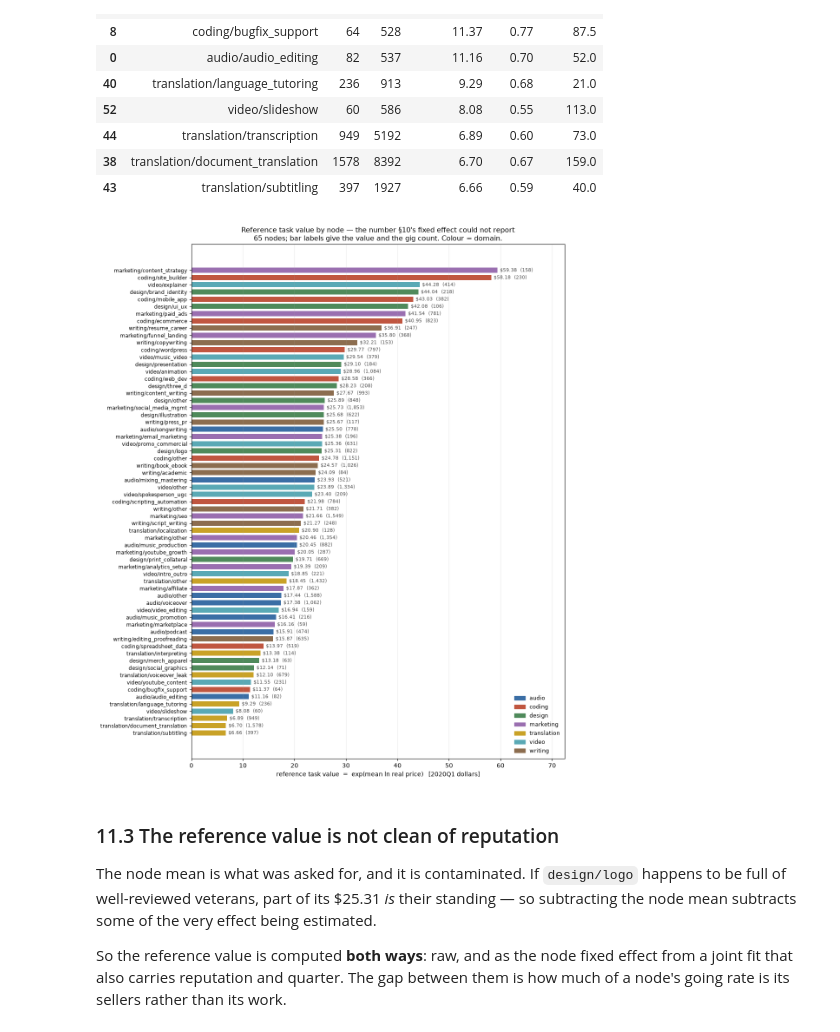
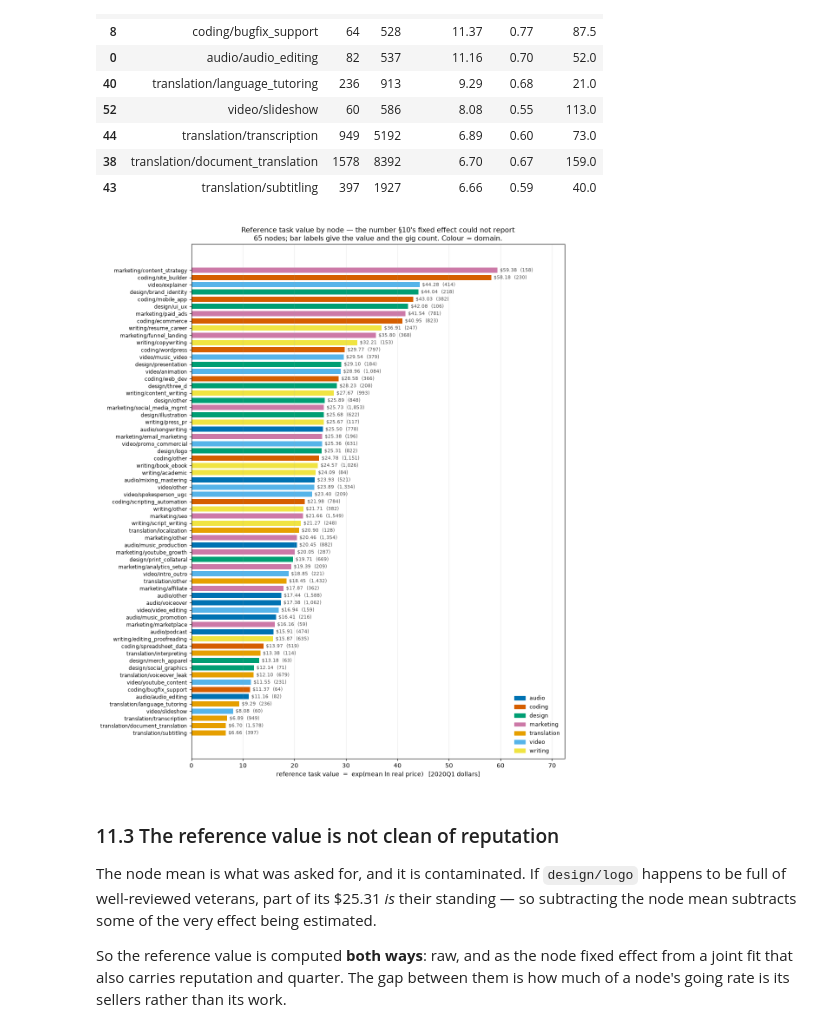
Before and after one commit to AISmithLab/IntelligencePriceIndex, a Jupyter notebook: notebooks/00-explore.ipynb, the cells around one changed output. Saved outputs shown, nothing was run; the diff lists cells and outputs as text; code cells hidden in the pictures.

```diff
--- a/notebooks/00-explore.ipynb
+++ b/notebooks/00-explore.ipynb
@@ -2037,24 +2037,23 @@ that gap is reputation.
 | 43 | translation/subtitling | 397 | 1927 | 6.66 | 0.59 | 40.0 |
 # %%
 fig, ax = plt.subplots(figsize=(11, 13))
-DOM = {d: c for d, c in zip(sorted(dt.domain.unique()),
-       ["#3b6ea5", "#c05640", "#4f8a5b", "#9a6fb0", "#c9a227", "#5aa9b5", "#8c6d4f"])}
+DOM = DOMAIN_COLORS   # §7's palette — a domain keeps one colour across the whole notebook
 r = ref.sort_values("mean_lnp")
 ax.barh(range(len(r)), r["reference_$"], color=[DOM[d] for d in r.domain], height=.72)
 ax.set_yticks(range(len(r))); ax.set_yticklabels(r.node, fontsize=8.5)
 for i, (v, n) in enumerate(zip(r["reference_$"], r.gigs)):
     ax.text(v + .5, i, f"${v:,.2f}  ({n:,})", va="center", fontsize=7.6, color="0.3")
 ax.set_xlabel("reference task value  =  exp(mean ln real price)   [2020Q1 dollars]")
 ax.set_xlim(0, ref["reference_$"].max() * 1.22)
 ax.set_title("Reference task value by node — the number §10's fixed effect could not report\n"
              "65 nodes; bar labels give the value and the gig count. Colour = domain.",
              fontsize=11.5)
 ax.grid(axis="x", alpha=.25)
 ax.legend(handles=[plt.Rectangle((0, 0), 1, 1, color=c, label=d) for d, c in DOM.items()],
           loc="lower right", frameon=False, fontsize=9)
 fig.tight_layout(); plt.show()
 # %% [output]
-[figure, old version]
+[figure, new version]
 # %% [markdown]
 ### 11.3 The reference value is not clean of reputation
 
```
Also changed, not shown: parts of 2 cells of this notebook.
